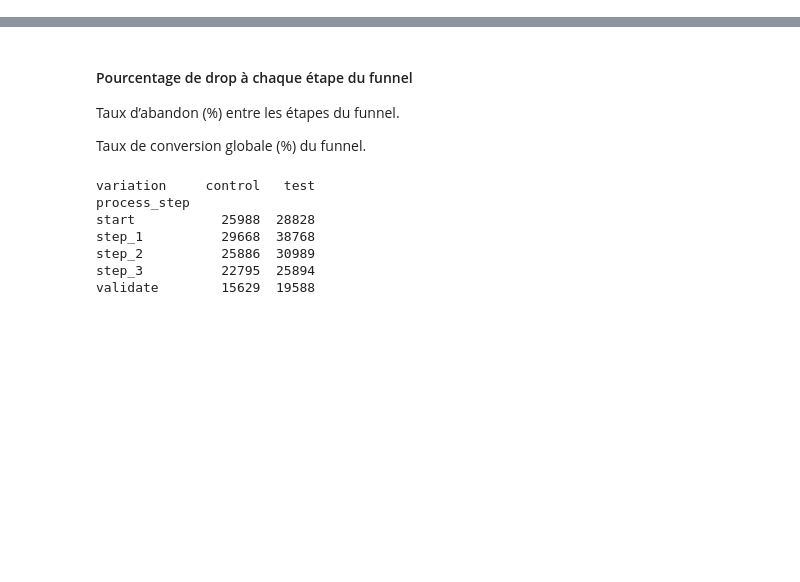
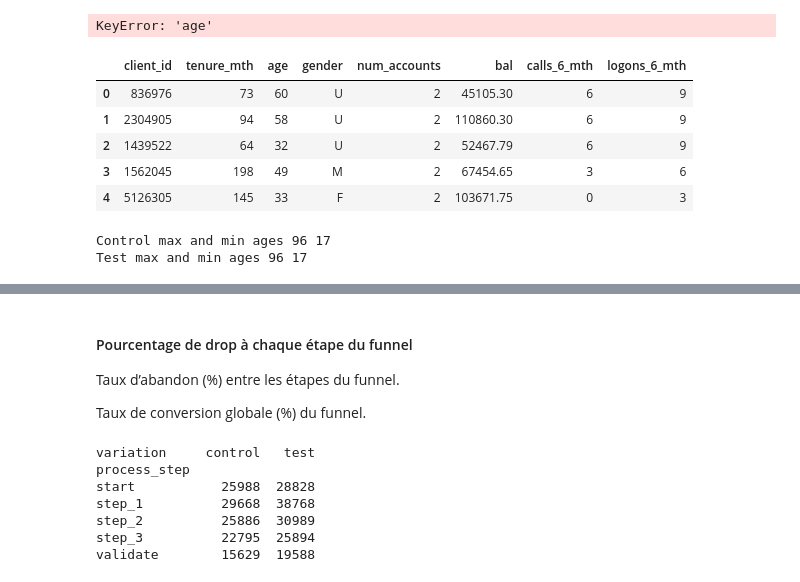
Before and after one commit to Aurelie75FR/Vangard--AB-Test, a Jupyter notebook: notebooks/explo_insights_naeron.ipynb, the cells around one changed output, grey strips where cells are left out. Cells and saved outputs as stored; diff of their text form; code cells hidden in the pictures; blank space fills up the shorter version.

```diff
--- a/notebooks/explo_insights_naeron.ipynb
+++ b/notebooks/explo_insights_naeron.ipynb
@@ -15,3 +14,8 @@ file_control = r"..\data\clean\control_group_clean.csv"
 df_all = pd.read_csv(file)
 df_test = pd.read_csv(file_test)
 df_control =  pd.read_csv(file_control)
+df_demo = pd.read_csv('../data/clean/final_demo_clean.csv')
+# %%
+df_test['age'].describe()
+# %% [output]
+KeyError: 'age'
@@ -17,0 +24,21 @@ df_control =  pd.read_csv(file_control)
+# %%
+df_demo.head()
+# %% [output]
+|  | client_id | tenure_mth | age | gender | num_accounts | bal | calls_6_mth | logons_6_mth |
+| 0 | 836976 | 73 | 60 | U | 2 | 45105.30 | 6 | 9 |
+| 1 | 2304905 | 94 | 58 | U | 2 | 110860.30 | 6 | 9 |
+| 2 | 1439522 | 64 | 32 | U | 2 | 52467.79 | 6 | 9 |
+| 3 | 1562045 | 198 | 49 | M | 2 | 67454.65 | 3 | 6 |
+| 4 | 5126305 | 145 | 33 | F | 2 | 103671.75 | 0 | 3 |
+# %%
+max_age_test = df_demo['age'].max()
+max_age_control = df_demo['age'].max()
+
+min_age_test = df_demo['age'].min()
+min_age_control = df_demo['age'].min()
+
+print('Control max and min ages', max_age_control, min_age_control)
+print('Test max and min ages', max_age_test, min_age_test)
+# %% [output]
+Control max and min ages 96 17
+Test max and min ages 96 17
```
Also changed, not shown: parts of 10 cells of this notebook.
